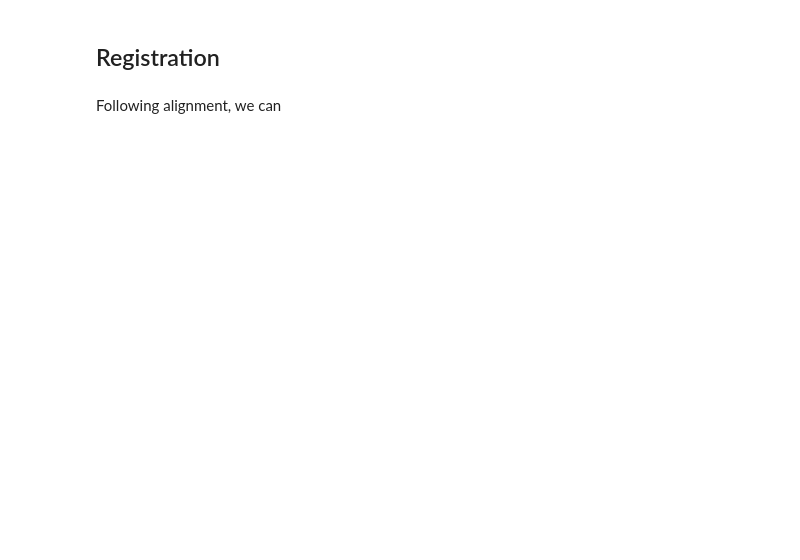
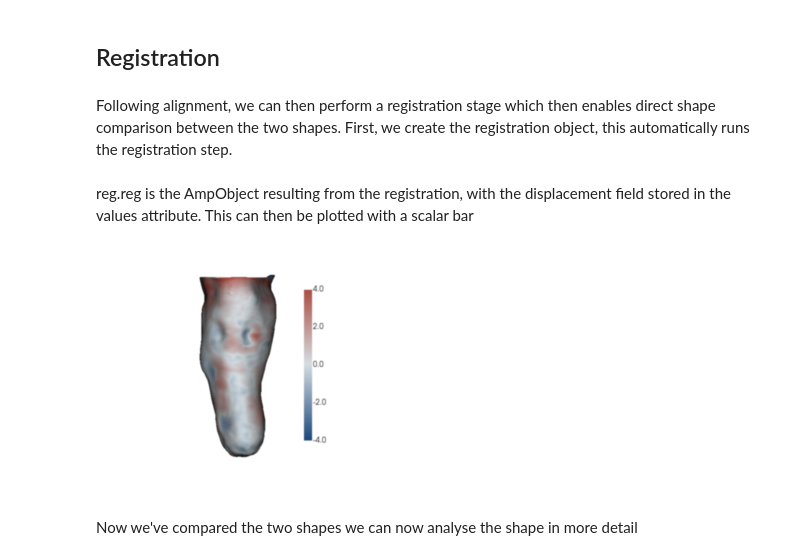
Before and after one commit to abel-research/ampscan, a Jupyter notebook: docs/examples/shape_comp.ipynb, the cells around one changed output. Saved outputs shown, nothing was run; the diff lists cells and outputs as text; code cells hidden in the pictures; blank space fills up the shorter version.

Commit message:
Updated shape_comp example

```diff
--- a/docs/examples/shape_comp.ipynb
+++ b/docs/examples/shape_comp.ipynb
@@ -37,4 +37,22 @@ ax = plt.imshow(im, interpolation='bicubic')
 # %% [markdown]
 ## Registration
-# %% [markdown]
-Following alignment, we can
+# %% [markdown]
+Following alignment, we can then perform a registration stage which then enables direct shape comparison between the two shapes. First, we create the registration object, this automatically runs the registration step.
+# %%
+reg = registration(al.s, al.m, steps=10, neigh=10, smooth=1)
+# %% [markdown]
+reg.reg is the AmpObject resulting from the registration, with the displacement field stored in the values attribute. This can then be plotted with a scalar bar
+# %%
+plt.axis('off')
+reg.reg.createCMap()
+reg.reg.addActor(CMap=reg.reg.CMapN2P)
+reg.reg.actor.setScalarRange([-4, 4])
+im, win = reg.reg.genIm(out='im')
+win.setScalarBar(reg.reg.actor)
+win.Render()
+im = win.getImage()
+ax = plt.imshow(im, interpolation='bicubic')
+# %% [output]
+[figure, added]
+# %% [markdown]
+Now we've compared the two shapes we can now analyse the shape in more detail
```
Also changed, not shown: parts of 2 cells of this notebook, 1 other file.
